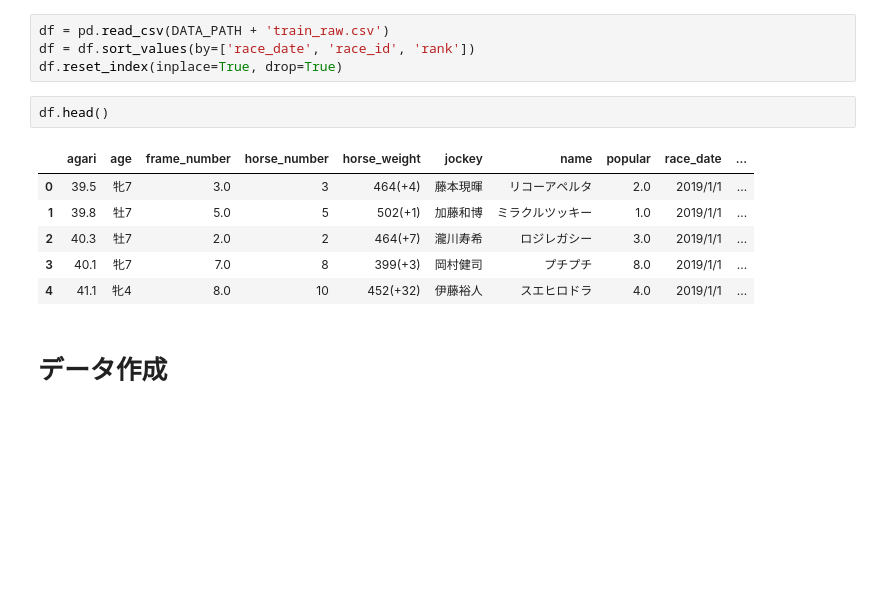
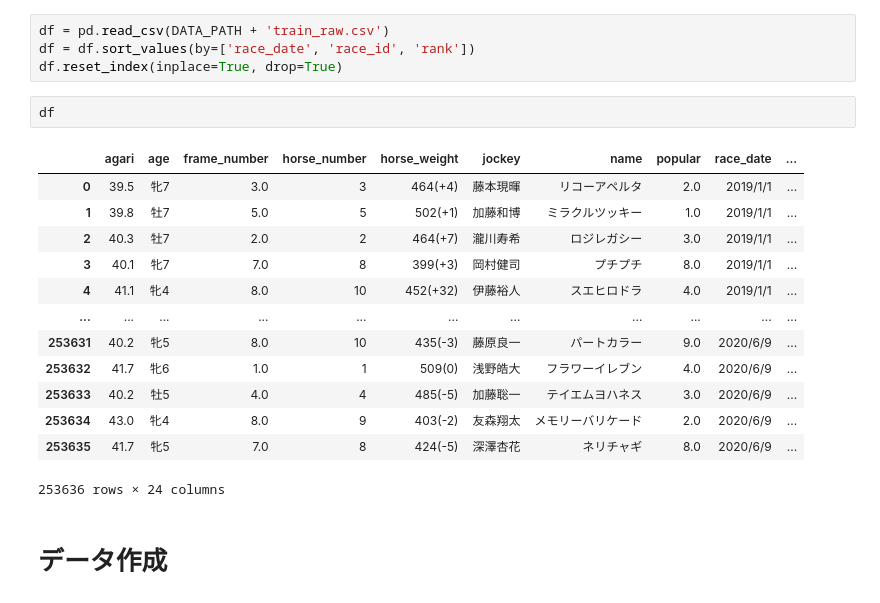
Before and after one commit to monda00/horse-race-notebook, a Jupyter notebook: make_neural_network_data.ipynb, the cells around one changed output. Drawn from its saved outputs; the diff is of its cells as text; blank space fills up the shorter version.

```diff
--- a/make_neural_network_data.ipynb
+++ b/make_neural_network_data.ipynb
@@ -35,14 +35,21 @@ df = pd.read_csv(DATA_PATH + 'train_raw.csv')
 df = df.sort_values(by=['race_date', 'race_id', 'rank'])
 df.reset_index(inplace=True, drop=True)
 # %%
-df.head()
+df
 # %% [output]
 |  | agari | age | frame_number | horse_number | horse_weight | jockey | name | popular | race_date | ... |
 | 0 | 39.5 | 牝7 | 3.0 | 3 | 464(+4) | 藤本現暉 | リコーアペルタ | 2.0 | 2019/1/1 | ... |
 | 1 | 39.8 | 牡7 | 5.0 | 5 | 502(+1) | 加藤和博 | ミラクルツッキー | 1.0 | 2019/1/1 | ... |
 | 2 | 40.3 | 牡7 | 2.0 | 2 | 464(+7) | 瀧川寿希 | ロジレガシー | 3.0 | 2019/1/1 | ... |
 | 3 | 40.1 | 牝7 | 7.0 | 8 | 399(+3) | 岡村健司 | プチプチ | 8.0 | 2019/1/1 | ... |
 | 4 | 41.1 | 牝4 | 8.0 | 10 | 452(+32) | 伊藤裕人 | スエヒロドラ | 4.0 | 2019/1/1 | ... |
+| ... | ... | ... | ... | ... | ... | ... | ... | ... | ... | ... |
+| 253631 | 40.2 | 牝5 | 8.0 | 10 | 435(-3) | 藤原良一 | パートカラー | 9.0 | 2020/6/9 | ... |
+| 253632 | 41.7 | 牝6 | 1.0 | 1 | 509(0) | 浅野皓大 | フラワーイレブン | 4.0 | 2020/6/9 | ... |
+| 253633 | 40.2 | 牡5 | 4.0 | 4 | 485(-5) | 加藤聡一 | テイエムヨハネス | 3.0 | 2020/6/9 | ... |
+| 253634 | 43.0 | 牝4 | 8.0 | 9 | 403(-2) | 友森翔太 | メモリーバリケード | 2.0 | 2020/6/9 | ... |
+| 253635 | 41.7 | 牝5 | 7.0 | 8 | 424(-5) | 深澤杏花 | ネリチャギ | 8.0 | 2020/6/9 | ... |
+253636 rows × 24 columns
 # %% [markdown]
 # データ作成
 # %% [markdown]
```
Also changed, not shown: parts of 3 cells of this notebook.
